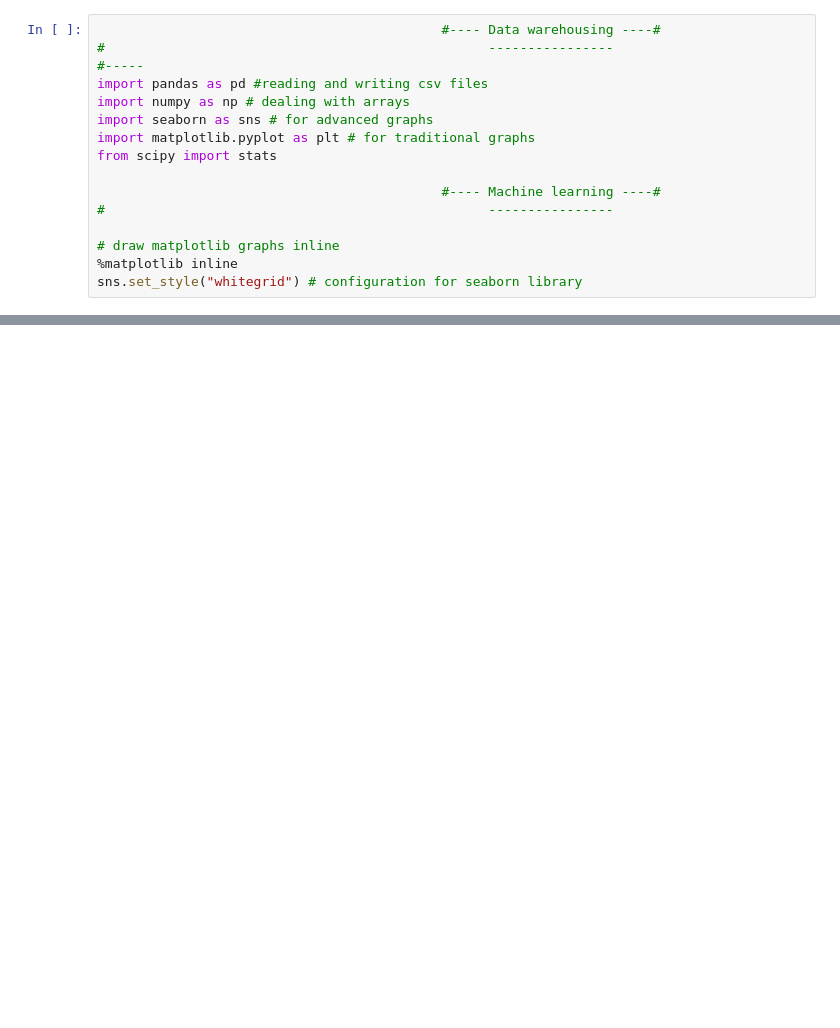
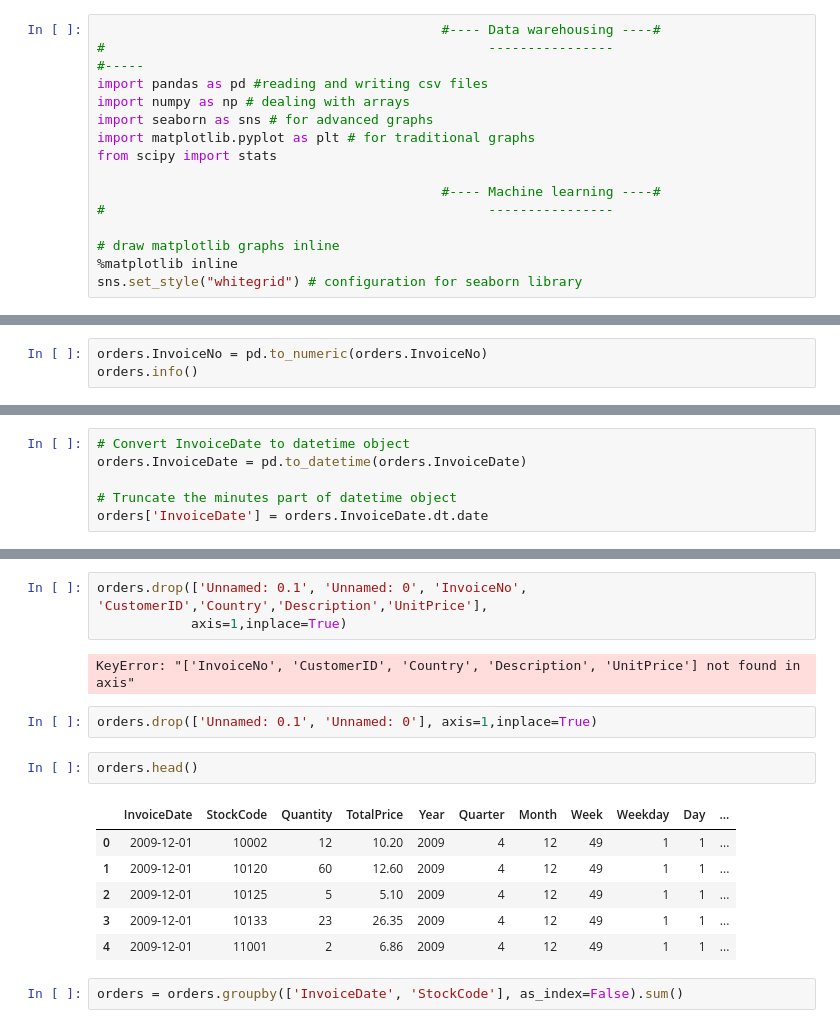
Before and after one commit to Ahmed-Ashraf-Marzouk/Elzoboon-CRM, a Jupyter notebook: sales_forecasting.ipynb, the cells around one changed output, grey strips where cells are left out. Drawn from its saved outputs; the diff is of its cells as text; blank space fills up the shorter version.

```diff
--- a/sales_forecasting.ipynb
+++ b/sales_forecasting.ipynb
@@ -52,0 +51,3 @@ memory usage: 71.7+ MB
+# %%
+orders.InvoiceNo = pd.to_numeric(orders.InvoiceNo)
+orders.info()
@@ -52,0 +73,6 @@ memory usage: 71.7+ MB
+# %%
+# Convert InvoiceDate to datetime object
+orders.InvoiceDate = pd.to_datetime(orders.InvoiceDate)
+
+# Truncate the minutes part of datetime object
+orders['InvoiceDate'] = orders.InvoiceDate.dt.date
@@ -52,0 +92,18 @@ memory usage: 71.7+ MB
+# %%
+orders.drop(['Unnamed: 0.1', 'Unnamed: 0', 'InvoiceNo', 'CustomerID','Country','Description','UnitPrice'],
+            axis=1,inplace=True)
+# %% [output]
+KeyError: "['InvoiceNo', 'CustomerID', 'Country', 'Description', 'UnitPrice'] not found in axis"
+# %%
+orders.drop(['Unnamed: 0.1', 'Unnamed: 0'], axis=1,inplace=True)
+# %%
+orders.head()
+# %% [output]
+|  | InvoiceDate | StockCode | Quantity | TotalPrice | Year | Quarter | Month | Week | Weekday | Day | ... |
+| 0 | 2009-12-01 | 10002 | 12 | 10.20 | 2009 | 4 | 12 | 49 | 1 | 1 | ... |
+| 1 | 2009-12-01 | 10120 | 60 | 12.60 | 2009 | 4 | 12 | 49 | 1 | 1 | ... |
+| 2 | 2009-12-01 | 10125 | 5 | 5.10 | 2009 | 4 | 12 | 49 | 1 | 1 | ... |
+| 3 | 2009-12-01 | 10133 | 23 | 26.35 | 2009 | 4 | 12 | 49 | 1 | 1 | ... |
+| 4 | 2009-12-01 | 11001 | 2 | 6.86 | 2009 | 4 | 12 | 49 | 1 | 1 | ... |
+# %%
+orders = orders.groupby(['InvoiceDate', 'StockCode'], as_index=False).sum()
```
Also changed, not shown: parts of 27 cells of this notebook.
